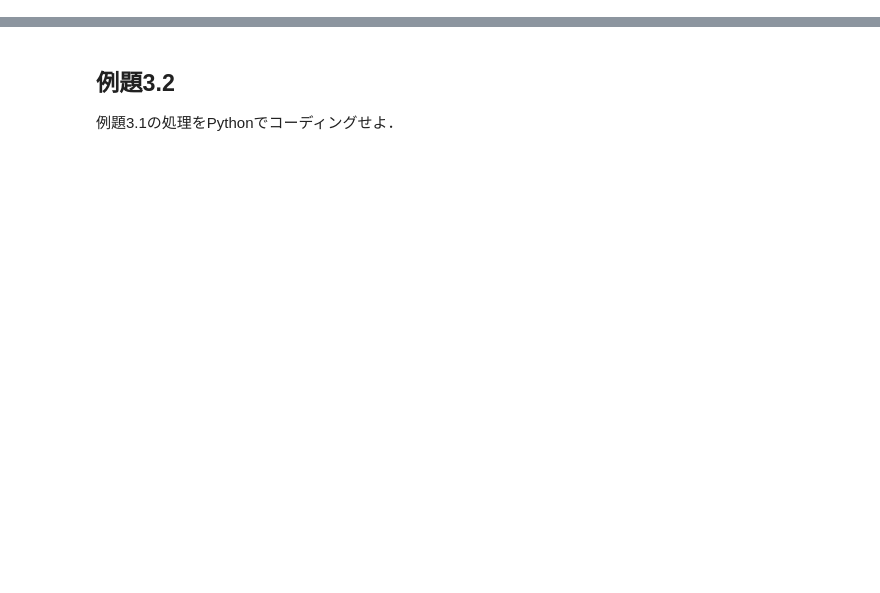
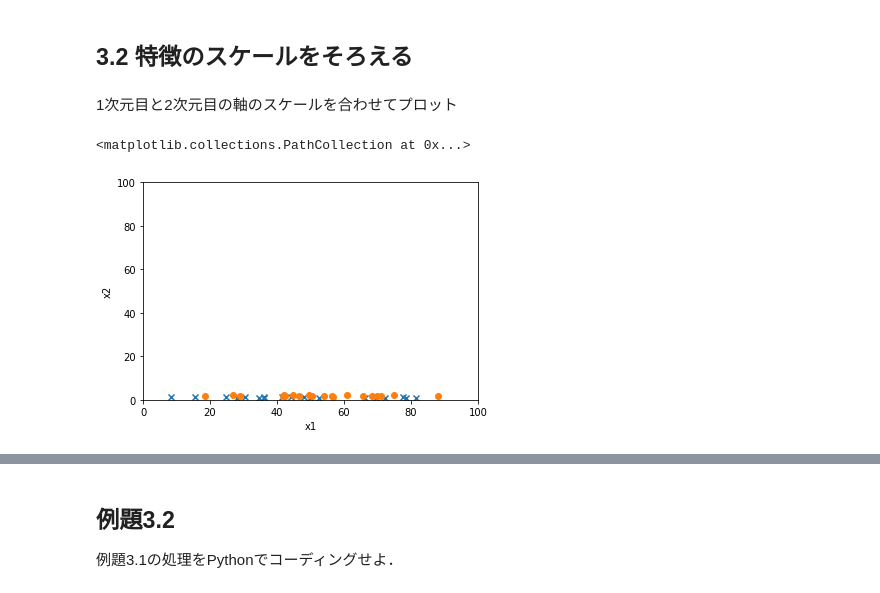
Before and after one commit to MasahiroAraki/SpeechRecognition, a Jupyter notebook: Python/chap03.ipynb, the cells around one changed output, grey strips where cells are left out. Cells and saved outputs as stored; diff of their text form; code cells hidden in the pictures; blank space fills up the shorter version.

```diff
--- a/Python/chap03.ipynb
+++ b/Python/chap03.ipynb
@@ -2,0 +11,23 @@
+# %% [markdown]
+## 3.2 特徴のスケールをそろえる
+# %%
+import numpy as np
+import matplotlib.pyplot as plt
+from sklearn.datasets import make_blobs
+
+centers = [(50,1), (50, 2)]
+cluster_std = [(20,0.2), (20,0.2)]
+X, y = make_blobs(n_samples=40, centers=centers, cluster_std=cluster_std,
+                  random_state=30)
+# %% [markdown]
+1次元目と2次元目の軸のスケールを合わせてプロット
+# %%
+plt.xlim(0,100)
+plt.ylim(0,100)
+plt.xlabel("x1")
+plt.ylabel("x2")
+plt.scatter(X[:,0][y==0], X[:,1][y==0], marker='x')
+plt.scatter(X[:,0][y==1], X[:,1][y==1], marker='o')
+# %% [output]
+<matplotlib.collections.PathCollection at 0x...>
+[figure, added]
```
Also changed, not shown: parts of 23 cells of this notebook.
